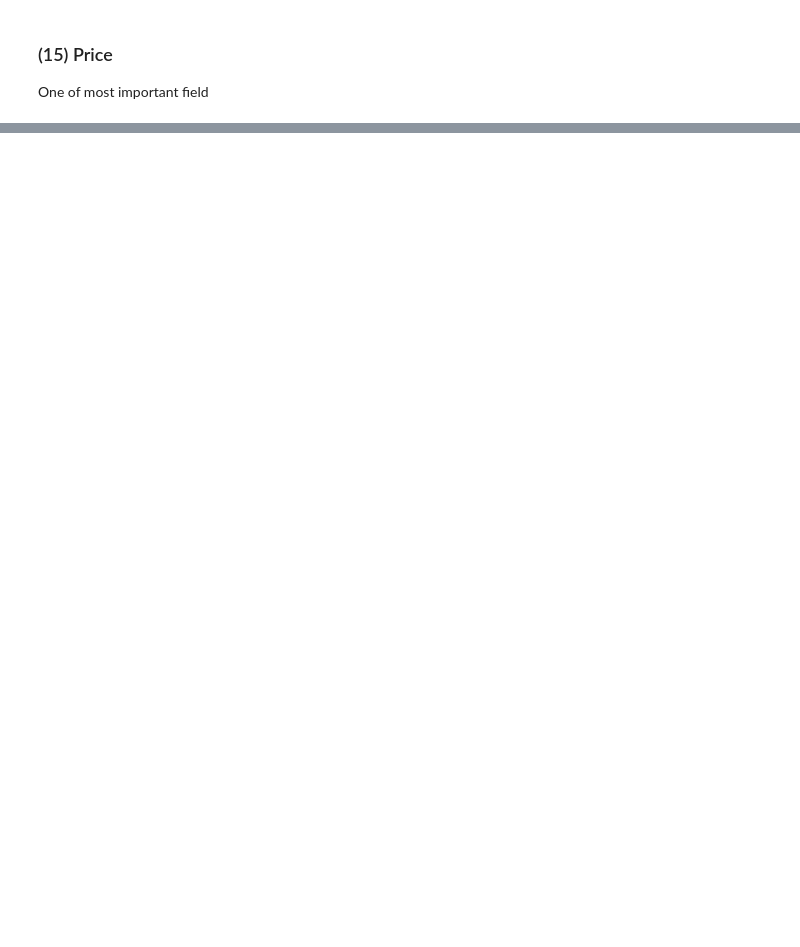
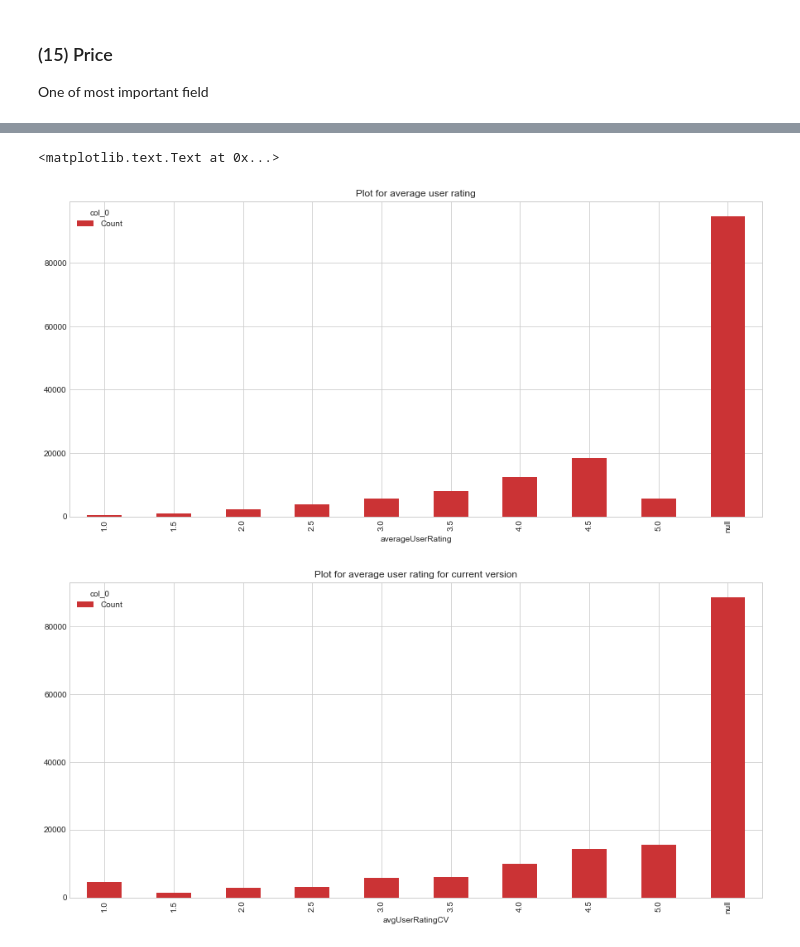
Before and after one commit to mebjas/app-store-analysis, a Jupyter notebook: notebooks/Preprocessing.ipynb, the cells around one changed output, grey strips where cells are left out. Drawn from its saved outputs; the diff is of its cells as text; code cells hidden in the pictures; blank space fills up the shorter version.

```diff
--- a/notebooks/Preprocessing.ipynb
+++ b/notebooks/Preprocessing.ipynb
@@ -358,0 +479,12 @@ data['price'] = df['price']
+# %%
+_ct = pd.crosstab(df.averageUserRating, "Count")
+_ct.plot(kind='bar', figsize=(15, 7))
+plt.title("Plot for average user rating")
+
+_ct = pd.crosstab(df.avgUserRatingCV, "Count")
+_ct.plot(kind='bar', figsize=(15, 7))
+plt.title("Plot for average user rating for current version")
+# %% [output]
+<matplotlib.text.Text at 0x...>
+[figure, added]
+[figure, added]
```
Also changed, not shown: parts of 50 cells of this notebook.
